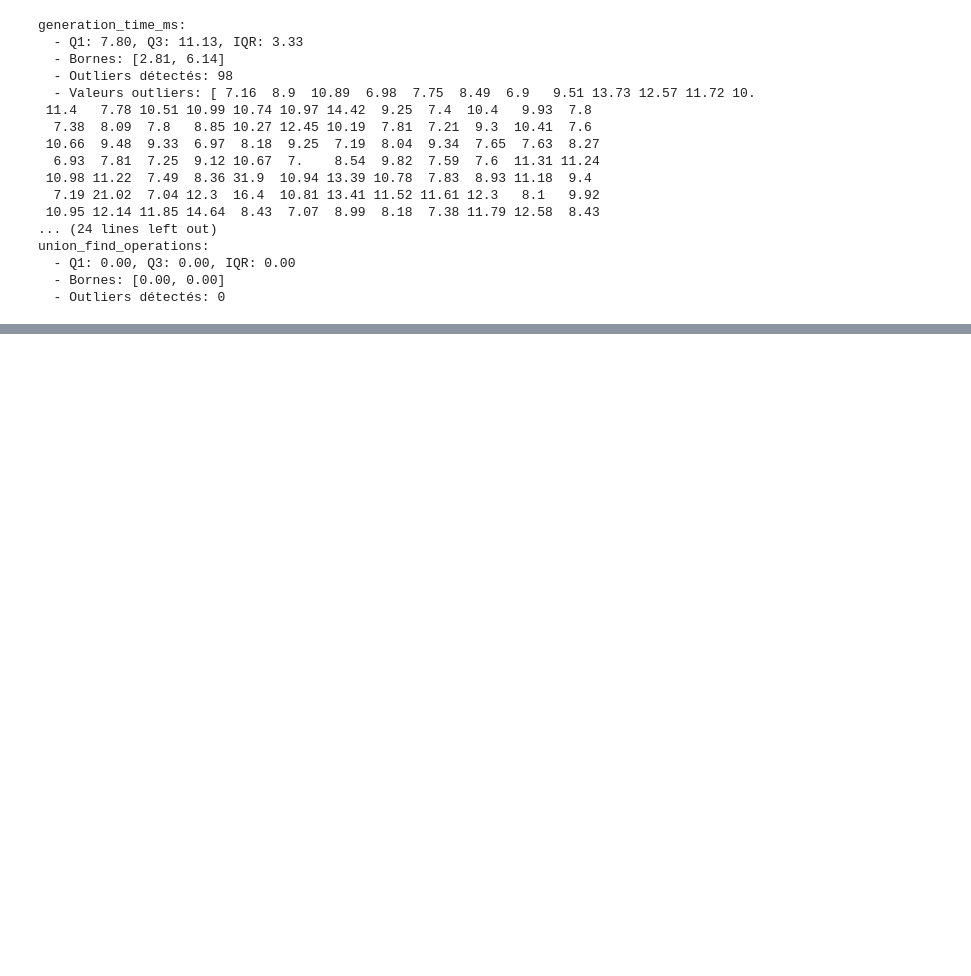
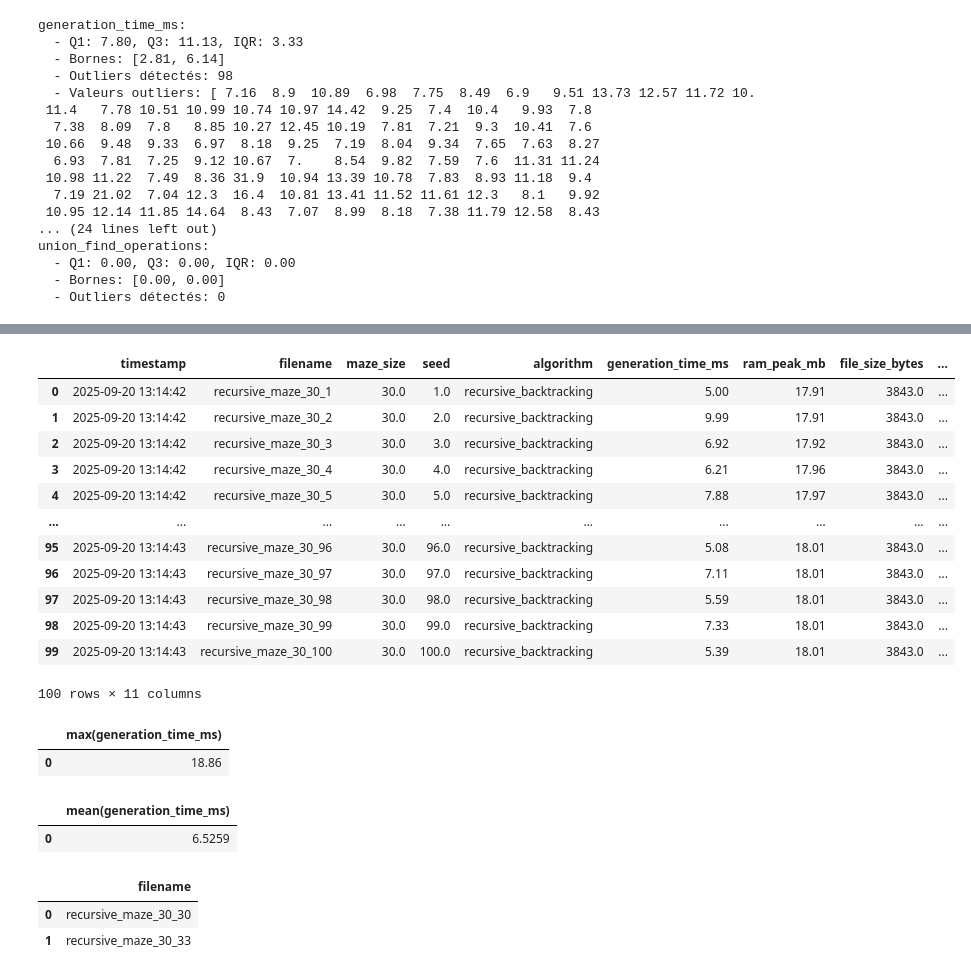
Before and after one commit to Paul-Emmanuel-Buffe/amazing-mazes, a Jupyter notebook: amazing_mazes_report.ipynb, the cells around one changed output, grey strips where cells are left out. Drawn from its saved outputs; the diff is of its cells as text; code cells hidden in the pictures; blank space fills up the shorter version.

```diff
--- a/amazing_mazes_report.ipynb
+++ b/amazing_mazes_report.ipynb
@@ -614,0 +721,52 @@ kurskal: après étude approfondie aucune répercution de ces valeurs extrême s
+# %%
+# création data frame dfs taille 30
+df= pd.read_csv("constructors_metrics.csv")
+df_recursive_maze_30 = duckdb.sql("""
+SELECT *
+FROM df
+where maze_size = 30 and algorithm= 'recursive_backtracking'
+""").df()
+df_recursive_maze_30
+# %% [output]
+|  | timestamp | filename | maze_size | seed | algorithm | generation_time_ms | ram_peak_mb | file_size_bytes | ... |
+| 0 | 2025-09-20 13:14:42 | recursive_maze_30_1 | 30.0 | 1.0 | recursive_backtracking | 5.00 | 17.91 | 3843.0 | ... |
+| 1 | 2025-09-20 13:14:42 | recursive_maze_30_2 | 30.0 | 2.0 | recursive_backtracking | 9.99 | 17.91 | 3843.0 | ... |
+| 2 | 2025-09-20 13:14:42 | recursive_maze_30_3 | 30.0 | 3.0 | recursive_backtracking | 6.92 | 17.92 | 3843.0 | ... |
+| 3 | 2025-09-20 13:14:42 | recursive_maze_30_4 | 30.0 | 4.0 | recursive_backtracking | 6.21 | 17.96 | 3843.0 | ... |
+| 4 | 2025-09-20 13:14:42 | recursive_maze_30_5 | 30.0 | 5.0 | recursive_backtracking | 7.88 | 17.97 | 3843.0 | ... |
+| ... | ... | ... | ... | ... | ... | ... | ... | ... | ... |
+| 95 | 2025-09-20 13:14:43 | recursive_maze_30_96 | 30.0 | 96.0 | recursive_backtracking | 5.08 | 18.01 | 3843.0 | ... |
+| 96 | 2025-09-20 13:14:43 | recursive_maze_30_97 | 30.0 | 97.0 | recursive_backtracking | 7.11 | 18.01 | 3843.0 | ... |
+| 97 | 2025-09-20 13:14:43 | recursive_maze_30_98 | 30.0 | 98.0 | recursive_backtracking | 5.59 | 18.01 | 3843.0 | ... |
+| 98 | 2025-09-20 13:14:43 | recursive_maze_30_99 | 30.0 | 99.0 | recursive_backtracking | 7.33 | 18.01 | 3843.0 | ... |
+| 99 | 2025-09-20 13:14:43 | recursive_maze_30_100 | 30.0 | 100.0 | recursive_backtracking | 5.39 | 18.01 | 3843.0 | ... |
+100 rows × 11 columns
+# %%
+max_recursive_30 = duckdb.sql("""
+SELECT max("generation_time_ms")
+from df_recursive_maze_30
+""").df()
+max_recursive_30
+# %% [output]
+|  | max(generation_time_ms) |
+| 0 | 18.86 |
+# %%
+mean_recursive_30 = duckdb.sql("""
+SELECT mean("generation_time_ms")
+from df_recursive_maze_30
+""").df()
+mean_recursive_30
+# %% [output]
+|  | mean(generation_time_ms) |
+| 0 | 6.5259 |
+# %%
+count_max_recursive_30 = duckdb.sql("""
+SELECT filename
+from df_recursive_maze_30
+where generation_time_ms > 14
+""").df()
+count_max_recursive_30
+# %% [output]
+|  | filename |
+| 0 | recursive_maze_30_30 |
+| 1 | recursive_maze_30_33 |
```
Also changed, not shown: parts of 18 cells of this notebook.
